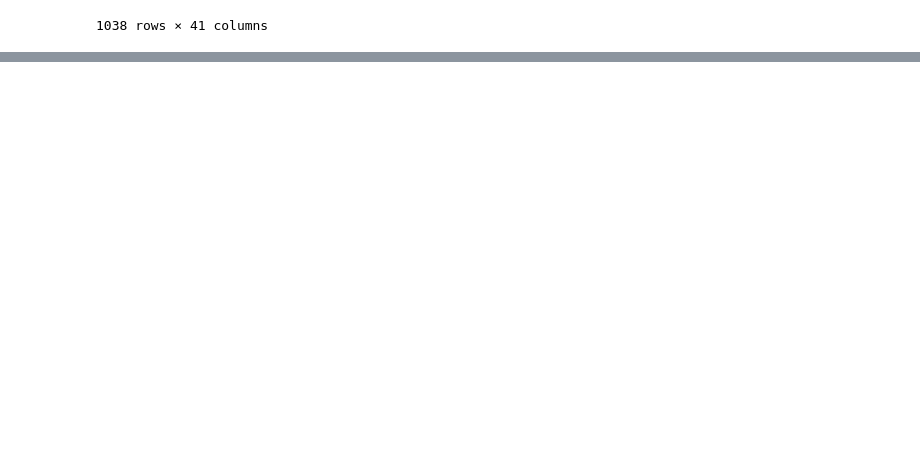
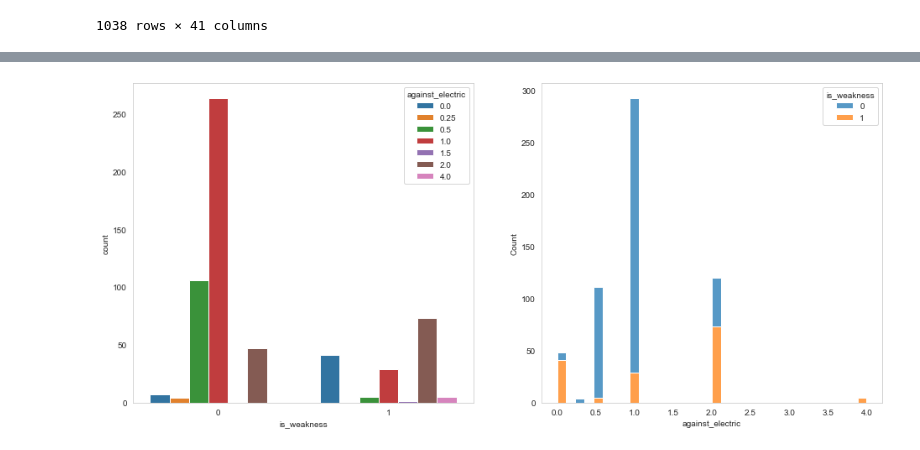
Before and after one commit to annah-vu/pokemon_project, a Jupyter notebook: second_notebook.ipynb, the cells around one changed output, grey strips where cells are left out. Drawn from its saved outputs; the diff is of its cells as text; code cells hidden in the pictures; blank space fills up the shorter version.

```diff
--- a/second_notebook.ipynb
+++ b/second_notebook.ipynb
@@ -310,0 +583,4 @@ df
+# %%
+count_and_histplots(train, 'against_electric','is_weakness')
+# %% [output]
+[figure, added]
```
Also changed, not shown: parts of 41 cells of this notebook.
